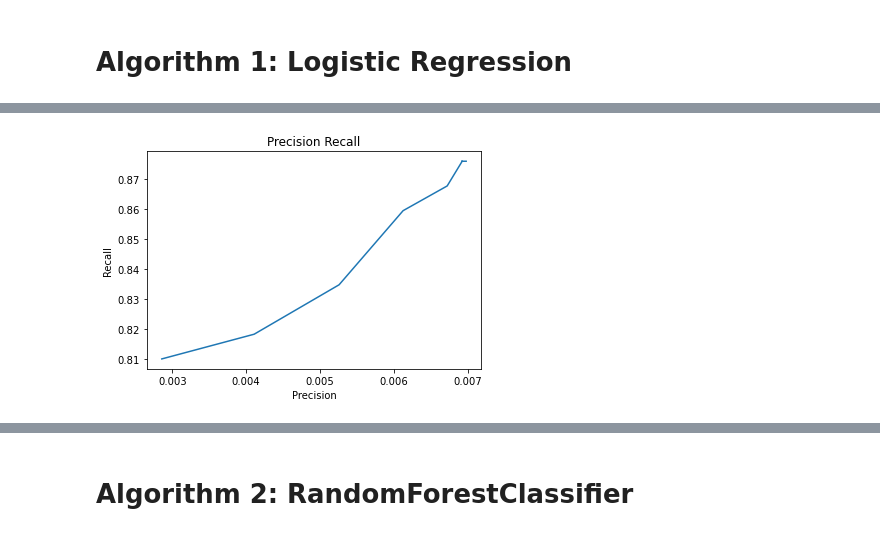
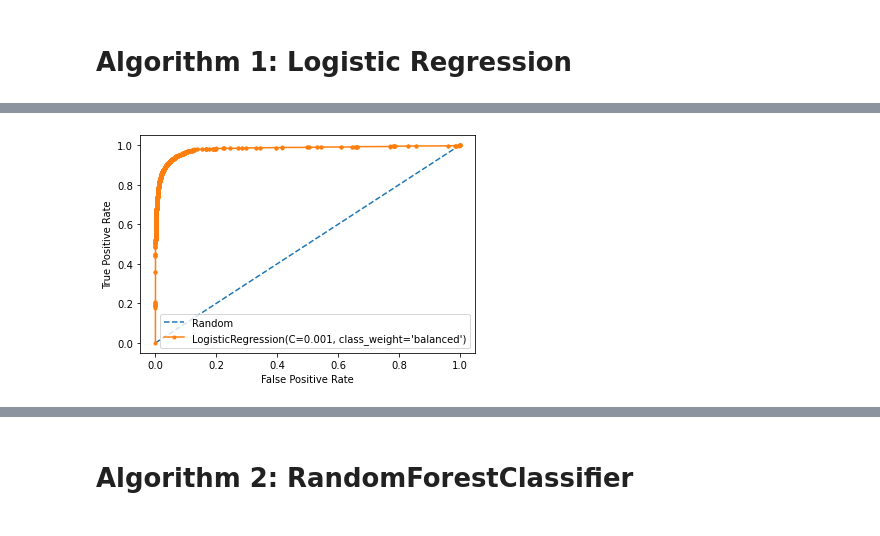
Before and after one commit to Saransh-Khasria/FraudDetection, a Jupyter notebook: 04. Modeling.ipynb, the cells around one changed output, grey strips where cells are left out. Saved outputs shown, nothing was run; the diff lists cells and outputs as text; code cells hidden in the pictures.

```diff
--- a/04. Modeling.ipynb
+++ b/04. Modeling.ipynb
@@ -188,11 +214,0 @@ Recall score for the model: 0.8760330578512396
-# %%
-results = list()
-for c_num in c:
-    model = LogisticRegression(class_weight = 'balanced', C = c_num)
-    try:
-        model.fit(X_train_scl,y_train)
-        y_pred = model.predict(X_test_scl)
-        results.append([c_num,roc_auc_score(y_test,y_pred),precision_score(y_test,y_pred),recall_score(y_test,y_pred)])
-
-    except:
-        print('Model cannot run for',c_num)
@@ -232,9 +215,4 @@ res
-# %%
-#Plotting Precision and Recall curve for different values of C
-plt.plot(res['Precision'],res['Recall'])
-plt.title('Precision Recall')
-plt.xlabel('Precision')
-plt.ylabel('Recall')
-plt.show()
-# %% [output]
-[figure, removed]
+# %%
+plotFprTpr(model,X_test,y_test)
+# %% [output]
+[figure, added]
```
Also changed, not shown: parts of 86 cells of this notebook.
